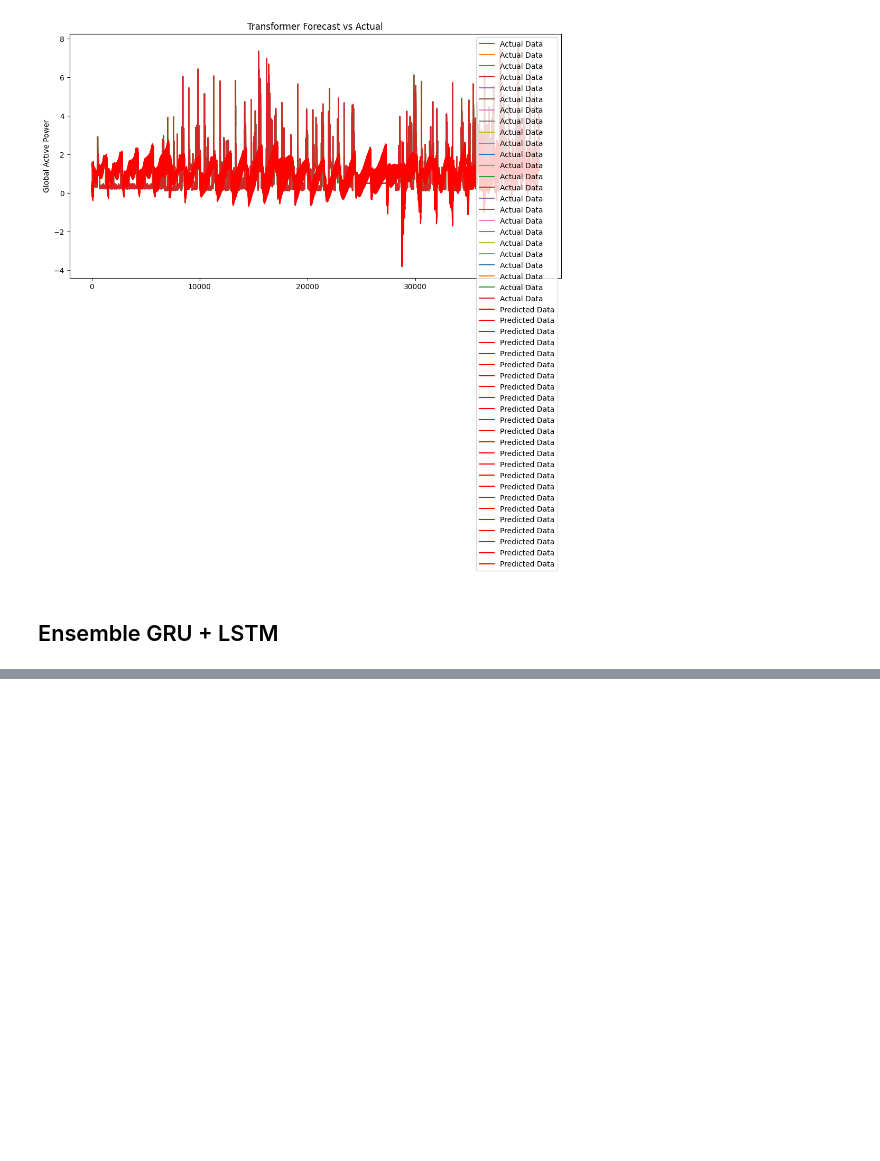
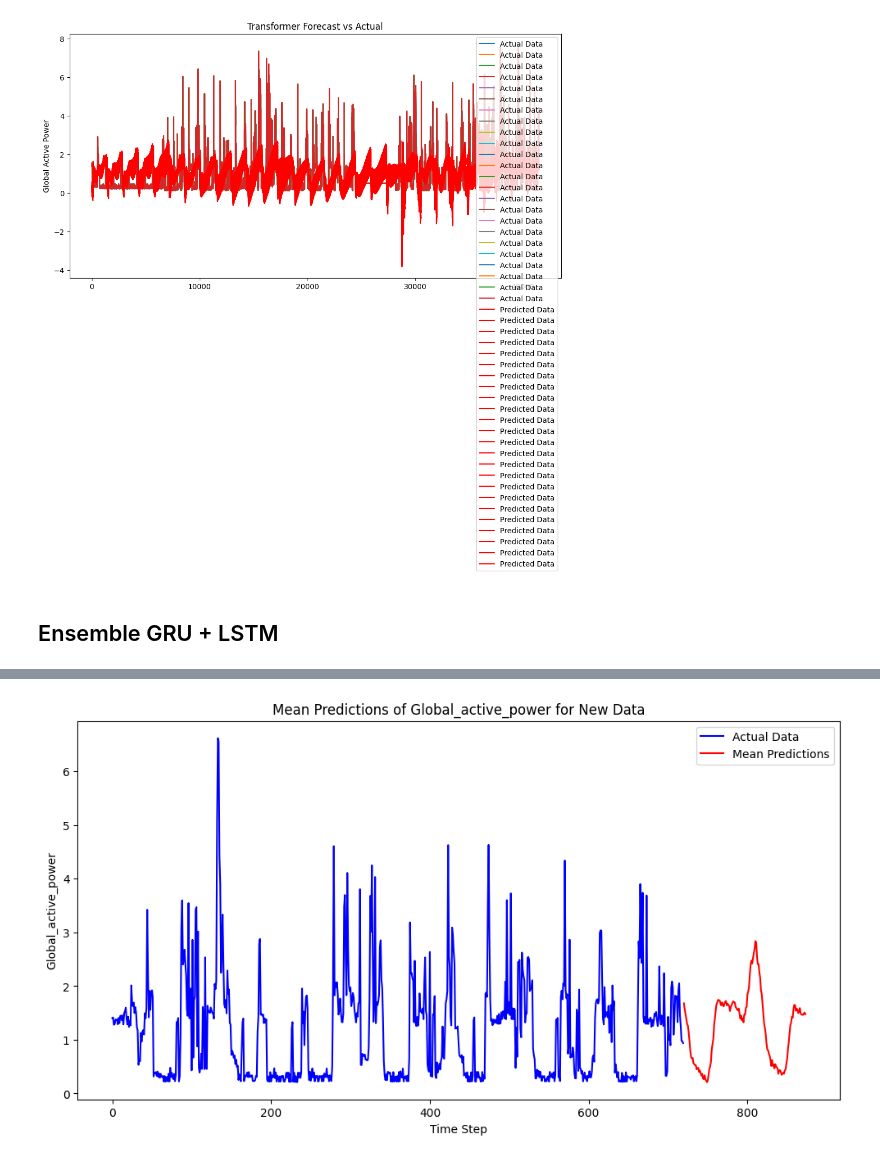
Before and after one commit to Ozziehman/Energiescan, a Jupyter notebook: household_power_consumption_models.ipynb, the cells around one changed output, grey strips where cells are left out. Cells and saved outputs as stored; diff of their text form; code cells hidden in the pictures; blank space fills up the shorter version.

```diff
--- a/household_power_consumption_models.ipynb
+++ b/household_power_consumption_models.ipynb
@@ -761,0 +847,50 @@ r2 score: -0.1966391672191766
+# %%
+import pandas as pd
+import numpy as np
+import matplotlib.pyplot as plt
+from tensorflow.keras.models import load_model
+import pickle
+
+with open('core/static/data/lstm_scaler_household.pkl', 'rb') as f:
+    scaler_LSTM = pickle.load(f)
+with open('core/static/data/gru_scaler_household.pkl', 'rb') as f:
+    scaler_GRU = pickle.load(f)
+
+model_LSTM = load_model('core/static/data/lstm_model_household.h5')
+model_GRU = load_model('core/static/data/gru_model_household.h5')
+
+new_data = pd.read_csv('core/static/data/household_power_consumption_processed_15min.csv', sep=',', low_memory=False).tail(720)
+new_data = new_data[['Global_active_power', 'Month', 'Day', 'Weekday', 'Hour', 'Minute']]
+new_data_scaled_LSTM = scaler_LSTM.transform(new_data)
+new_data_scaled_GRU = scaler_GRU.transform(new_data)
+
+def create_sequences(data, seq_length):
+    X = []
+    for i in range(len(data) - seq_length + 1):
+        seq = data[i:(i + seq_length), :]
+        X.append(seq)
+    return np.array(X)
+
+seq_length = 720
+X_new_LSTM = create_sequences(new_data_scaled_LSTM, seq_length)
+X_new_GRU = create_sequences(new_data_scaled_GRU, seq_length)
+
+y_new_pred_LSTM = model_LSTM.predict(X_new_LSTM)
+y_new_pred_GRU = model_GRU.predict(X_new_GRU)
+
+mean_predictions = np.mean([y_new_pred_LSTM, y_new_pred_GRU], axis=0)
+mean_predictions_reshaped = mean_predictions.reshape(-1, 1)
+dummy_features_new = np.zeros((mean_predictions_reshaped.shape[0], scaler_LSTM.scale_.shape[0] - 1))
+mean_predictions_inv = scaler_LSTM.inverse_transform(np.concatenate((mean_predictions_reshaped, dummy_features_new), axis=1))[:, 0]
+
+input_sequence = new_data['Global_active_power'].values
+plt.figure(figsize=(12, 6))
+plt.plot(input_sequence, label='Actual Data', color='blue')
+x_axis_for_pred = np.arange(len(input_sequence), len(input_sequence) + len(mean_predictions_inv))
+plt.plot(x_axis_for_pred, mean_predictions_inv, label='Mean Predictions', color='red')
+plt.title('Mean Predictions of Global_active_power for New Data')
+plt.ylabel('Global_active_power')
+plt.xlabel('Time Step')
+plt.legend()
+plt.show()
+# %% [output]
@@ -761,0 +899 @@ r2 score: -0.1966391672191766
+[figure, added]
```
Also changed, not shown: parts of 2 cells of this notebook, 1 other file.
